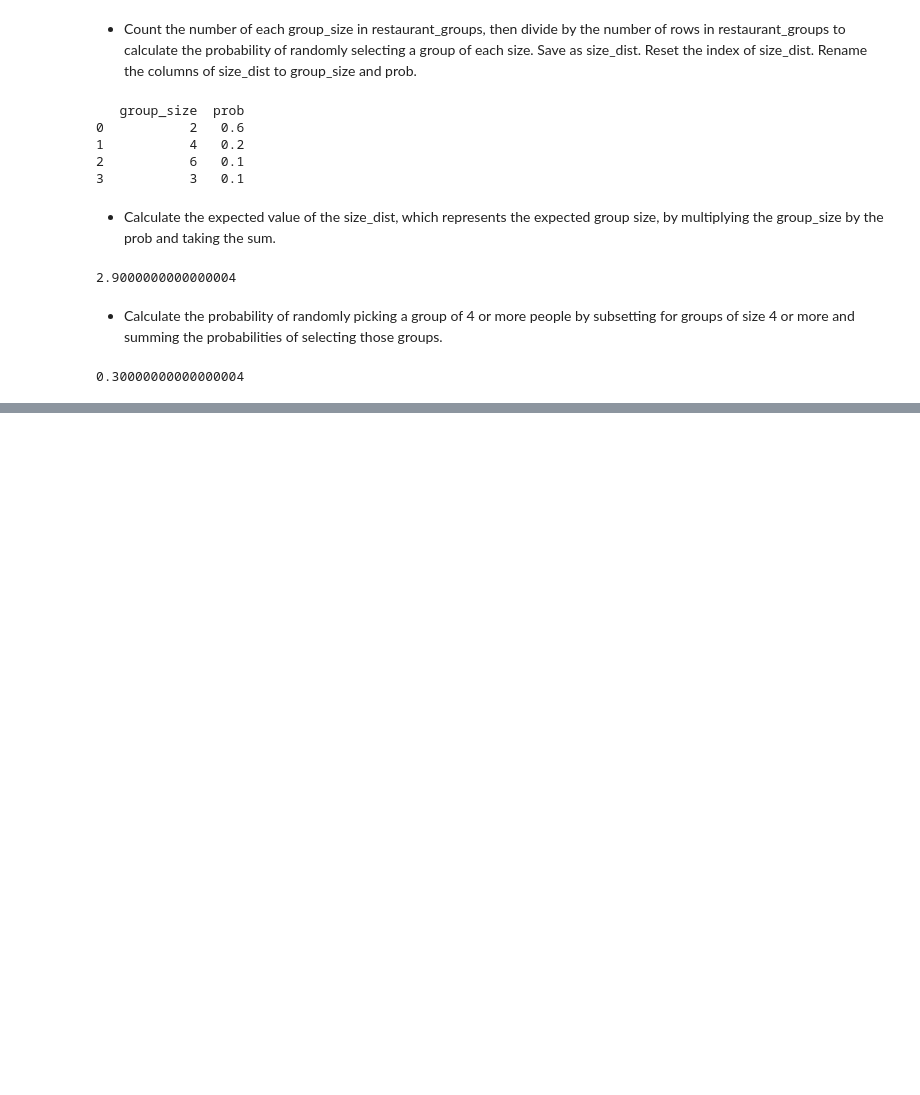
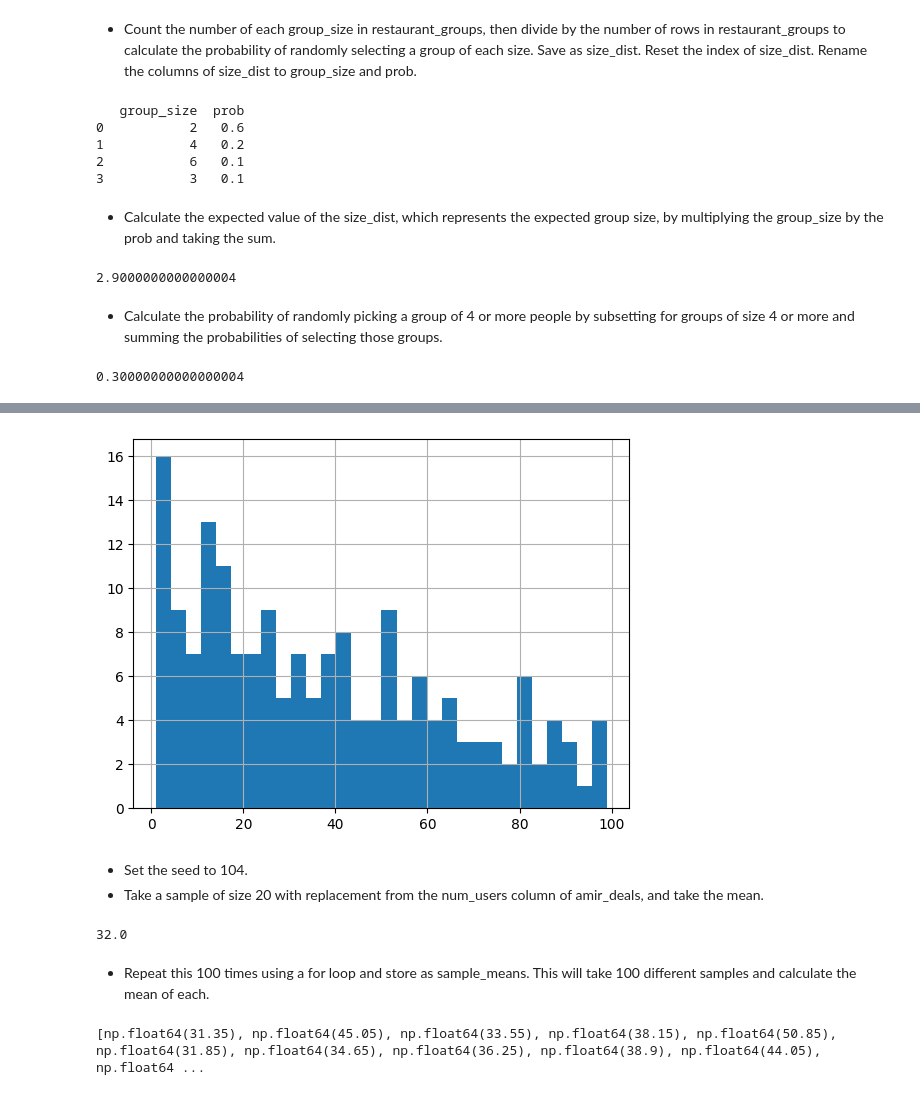
Before and after one commit to petsereypanha/python_data, a Jupyter notebook: introduction/Statistics.ipynb, the cells around one changed output, grey strips where cells are left out. Saved outputs shown, nothing was run; the diff lists cells and outputs as text; code cells hidden in the pictures; blank space fills up the shorter version.

```diff
--- a/introduction/Statistics.ipynb
+++ b/introduction/Statistics.ipynb
@@ -670,0 +682,36 @@ print(prob_4_or_more)
+# %%
+# Create a histogram of num_users and show
+amir_deals['num_users'].hist(bins=30)
+plt.show()
+# %% [output]
+[figure, added]
+# %% [markdown]
+- Set the seed to 104.
+- Take a sample of size 20 with replacement from the num_users column of amir_deals, and take the mean.
+# %%
+# Set seed to 104
+np.random.seed(104)
+
+# Sample 20 num_users with replacement from amir_deals
+samp_20 = amir_deals['num_users'].sample(n=20, replace=True)
+
+# Take mean of samp_20
+print(samp_20.mean())
+# %% [output]
+32.0
+# %% [markdown]
+- Repeat this 100 times using a for loop and store as sample_means. This will take 100 different samples and calculate the mean of each.
+# %%
+sample_means = []
+# Loop 100 times
+for i in range(100):
+  # Take sample of 20 num_users
+  samp_20 = amir_deals['num_users'].sample(n=20, replace=True)
+  # Calculate mean of samp_20
+  samp_20_mean = samp_20.mean()
+  # Append samp_20_mean to sample_means
+  sample_means.append(samp_20_mean)
+
+print(sample_means)
+# %% [output]
+[np.float64(31.35), np.float64(45.05), np.float64(33.55), np.float64(38.15), np.float64(50.85), np.float64(31.85), np.float64(34.65), np.float64(36.25), np.float64(38.9), np.float64(44.05), np.float64 ...
```
Also changed, not shown: parts of 21 cells of this notebook, 2 other files.
